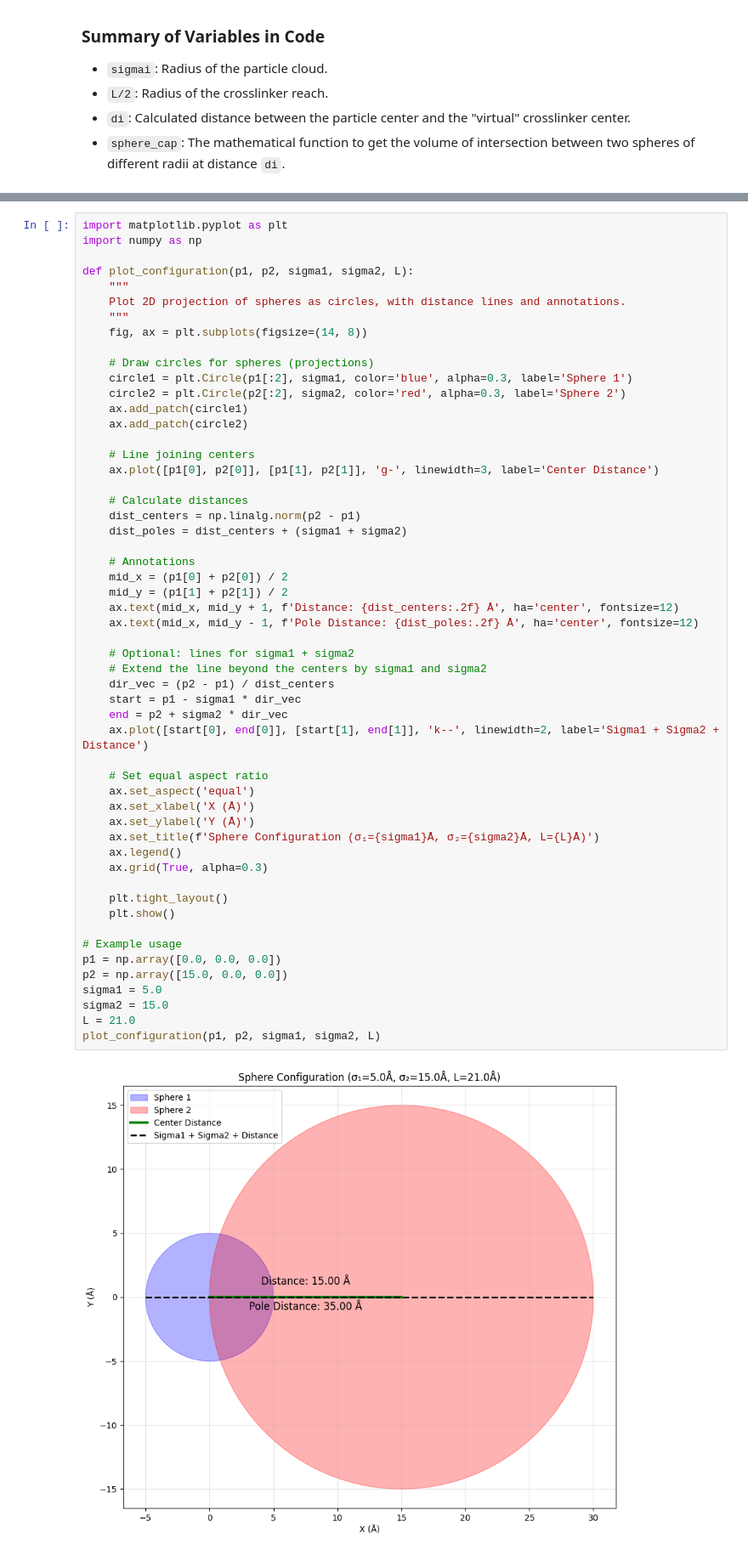
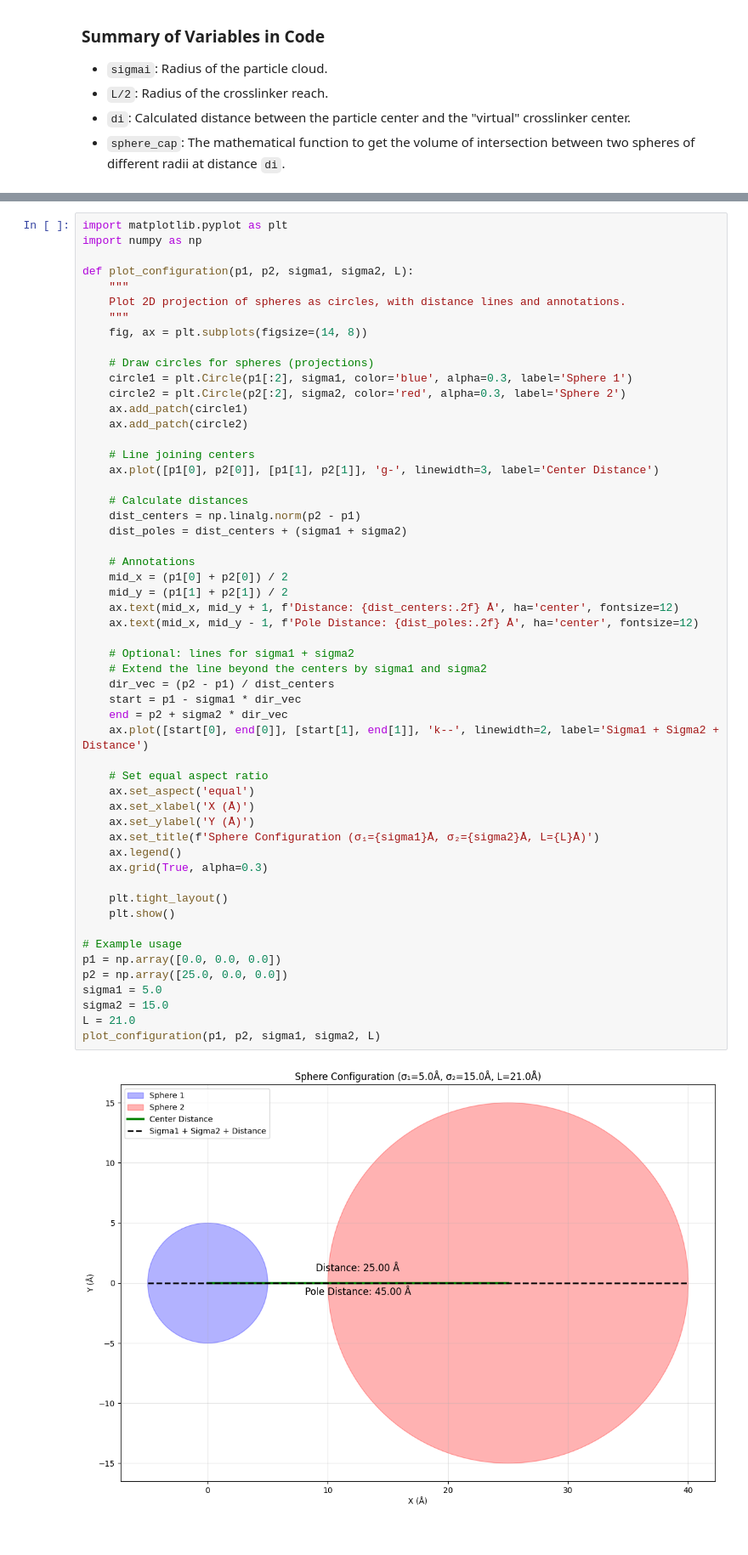
Before and after one commit to sreeganb/tri-center-xls, a Jupyter notebook: bayesian_trifunctional/test_xlms_restraint.ipynb, the cells around one changed output, grey strips where cells are left out. Shown at 85% size. Drawn from its saved outputs; the diff is of its cells as text.

```diff
--- a/bayesian_trifunctional/test_xlms_restraint.ipynb
+++ b/bayesian_trifunctional/test_xlms_restraint.ipynb
@@ -706,32 +722,32 @@ def plot_configuration(p1, p2, sigma1, sigma2, L):
     mid_x = (p1[0] + p2[0]) / 2
     mid_y = (p1[1] + p2[1]) / 2
     ax.text(mid_x, mid_y + 1, f'Distance: {dist_centers:.2f} Å', ha='center', fontsize=12)
     ax.text(mid_x, mid_y - 1, f'Pole Distance: {dist_poles:.2f} Å', ha='center', fontsize=12)
 
     # Optional: lines for sigma1 + sigma2
     # Extend the line beyond the centers by sigma1 and sigma2
     dir_vec = (p2 - p1) / dist_centers
     start = p1 - sigma1 * dir_vec
     end = p2 + sigma2 * dir_vec
     ax.plot([start[0], end[0]], [start[1], end[1]], 'k--', linewidth=2, label='Sigma1 + Sigma2 + Distance')
 
     # Set equal aspect ratio
     ax.set_aspect('equal')
     ax.set_xlabel('X (Å)')
     ax.set_ylabel('Y (Å)')
     ax.set_title(f'Sphere Configuration (σ₁={sigma1}Å, σ₂={sigma2}Å, L={L}Å)')
     ax.legend()
     ax.grid(True, alpha=0.3)
 
     plt.tight_layout()
     plt.show()
 
 # Example usage
 p1 = np.array([0.0, 0.0, 0.0])
-p2 = np.array([15.0, 0.0, 0.0])
+p2 = np.array([25.0, 0.0, 0.0])
 sigma1 = 5.0
 sigma2 = 15.0
 L = 21.0
 plot_configuration(p1, p2, sigma1, sigma2, L)
 # %% [output]
-[figure, old version]
+[figure, new version]
```
Also changed, not shown: parts of 2 cells of this notebook.
